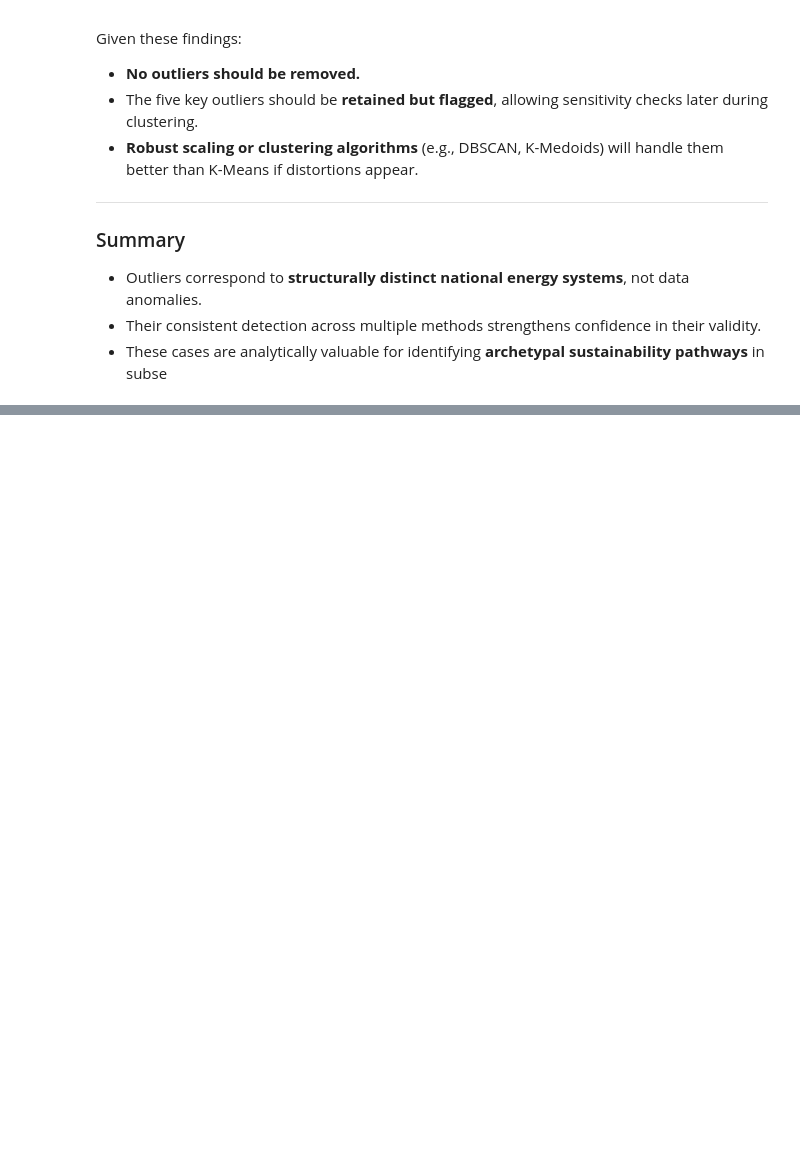
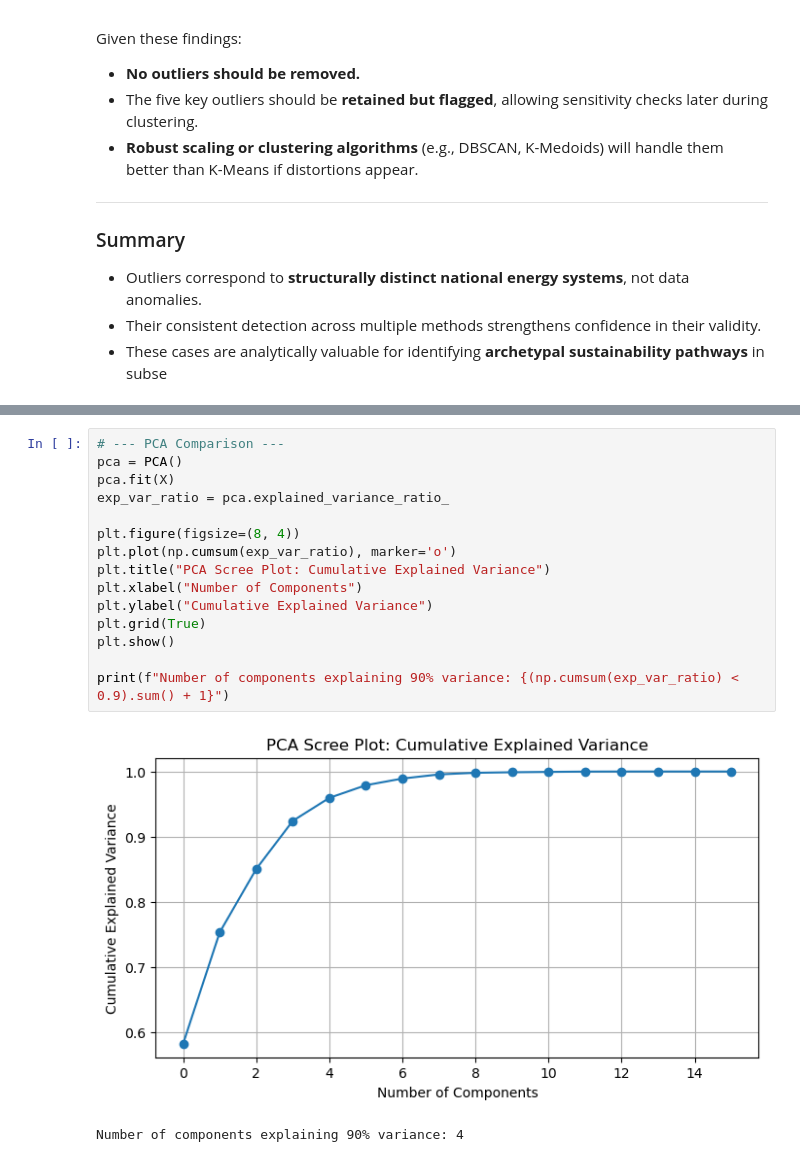
Before and after one commit to FedorSulaev/global-energy-systems-clustering, a Jupyter notebook: notebooks/01_data_analysis_and_preprocessing.ipynb, the cells around one changed output, grey strips where cells are left out. Drawn from its saved outputs; the diff is of its cells as text; blank space fills up the shorter version.

```diff
--- a/notebooks/01_data_analysis_and_preprocessing.ipynb
+++ b/notebooks/01_data_analysis_and_preprocessing.ipynb
@@ -530,0 +635,18 @@ Given these findings:
+# %%
+# --- PCA Comparison ---
+pca = PCA()
+pca.fit(X)
+exp_var_ratio = pca.explained_variance_ratio_
+
+plt.figure(figsize=(8, 4))
+plt.plot(np.cumsum(exp_var_ratio), marker='o')
+plt.title("PCA Scree Plot: Cumulative Explained Variance")
+plt.xlabel("Number of Components")
+plt.ylabel("Cumulative Explained Variance")
+plt.grid(True)
+plt.show()
+
+print(f"Number of components explaining 90% variance: {(np.cumsum(exp_var_ratio) < 0.9).sum() + 1}")
+# %% [output]
+[figure, added]
+Number of components explaining 90% variance: 4
```
Also changed, not shown: parts of 12 cells of this notebook, 2 other files.
